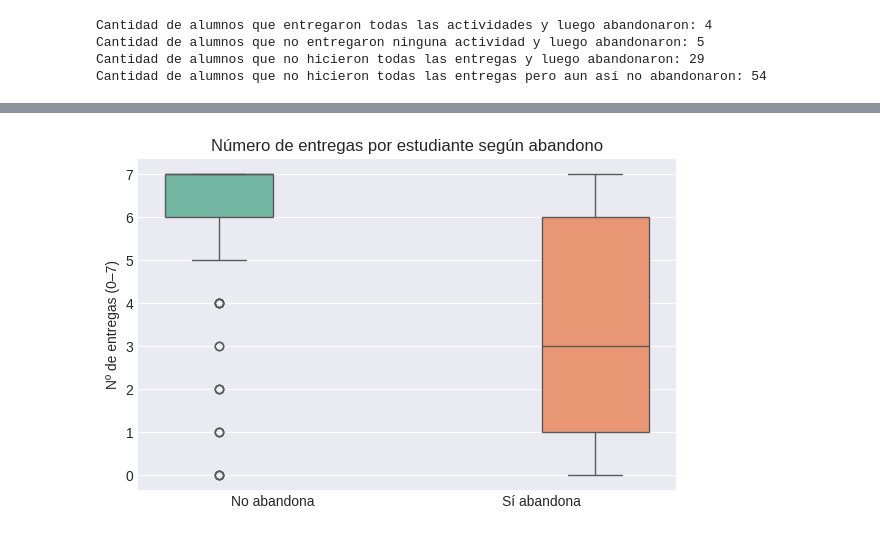
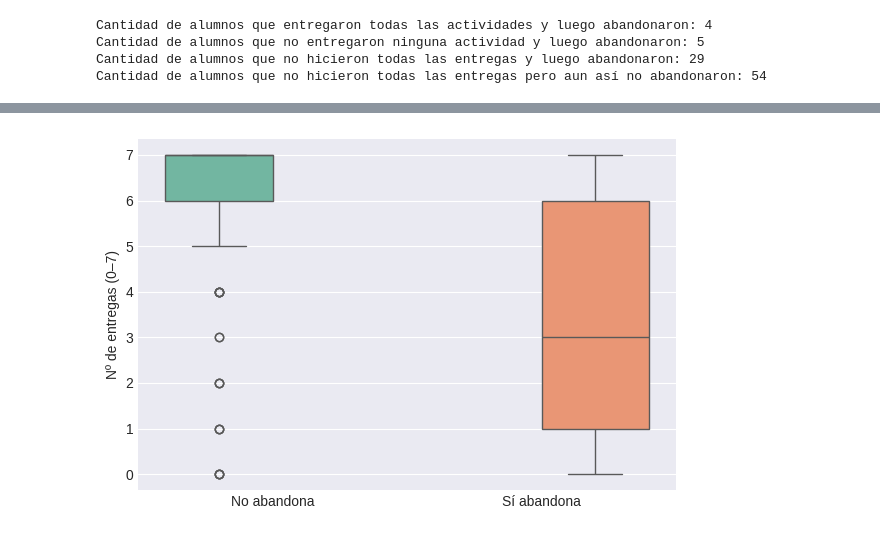
Before and after one commit to Cmanzano03/TFG_cmi_Moodle, a Jupyter notebook: notebooks/EDA/sankey_diagram.ipynb, the cells around one changed output, grey strips where cells are left out. Drawn from its saved outputs; the diff is of its cells as text; code cells hidden in the pictures.

```diff
--- a/notebooks/EDA/sankey_diagram.ipynb
+++ b/notebooks/EDA/sankey_diagram.ipynb
@@ -264,32 +263,31 @@ Cantidad de alumnos que no hicieron alguna entrega pero aun así no abandonaron:
 import seaborn as sns
 
 NEW_PATH = "/home/carlos/Documentos/TFG/spark-workspace/data/datasets/dataset_1.1.parquet"
 
 df_new = pd.read_parquet(NEW_PATH)
 display(df_new.head())
 
 # Visualizar distribución de entregas por clase
 plt.figure(figsize=(6, 4))
 sns.boxplot(
     data=df_new,
     x='abandona',             # ← necesario para etiquetas
     y='num_entregas',
     hue='abandona',
     palette='Set2',
     legend=False,
     dodge=True
 )
-plt.title("Número de entregas por estudiante según abandono")
 plt.xlabel("")
 plt.ylabel("Nº de entregas (0–7)")
 plt.xticks(ticks=[0, 1], labels=["No abandona", "Sí abandona"])  # ← etiquetas personalizadas
 plt.tight_layout()
 plt.show()
 # %% [output]
 |  | userid | Test Expr. | Test Complejidad | Act. 02 - Elecciones | Act. 03 - Catalan | Act. 04 - Primos | ... |
 | 0 | e1f1d0f48ca77093f9d66cefd32550424... | 1 | 1 | 1 | 1 | 1 | ... |
 | 1 | b5de2bb5b8538b199d6b3f0ecb32daa8a... | 1 | 1 | 1 | 1 | 1 | ... |
 | 2 | 90a634296aff946e9d045997d512d2b77... | 1 | 1 | 1 | 1 | 1 | ... |
 | 3 | b6b2a12e84ea8203775195ed2bb4e99c5... | 1 | 1 | 1 | 1 | 1 | ... |
 | 4 | fd96e32a94a932f45eb32933d9ffeb71f... | 1 | 1 | 1 | 1 | 0 | ... |
-[figure, old version]
+[figure, new version]
```
Also changed, not shown: parts of 1 cell of this notebook, 3 other files.
